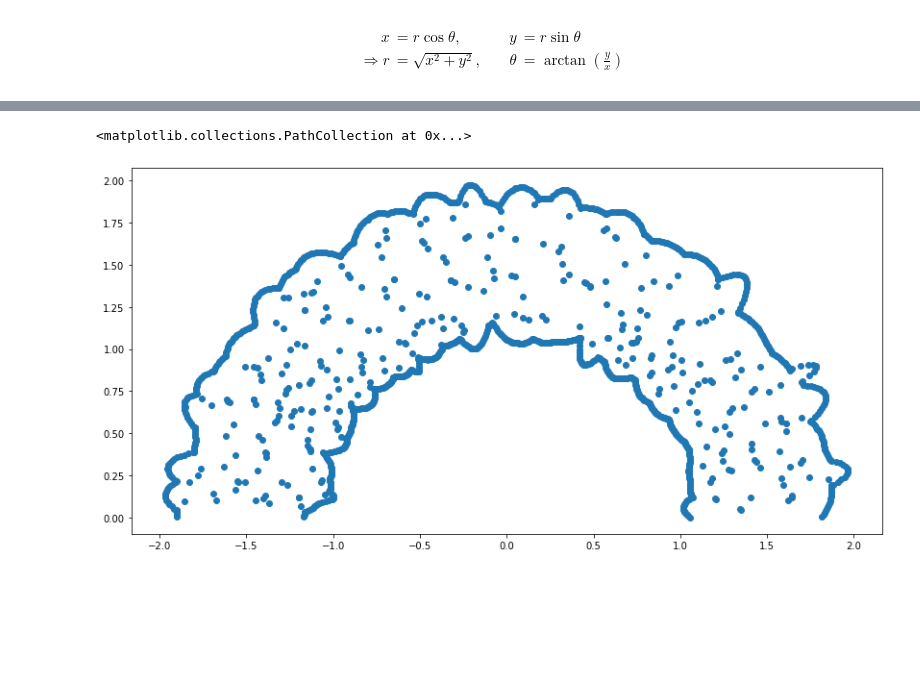
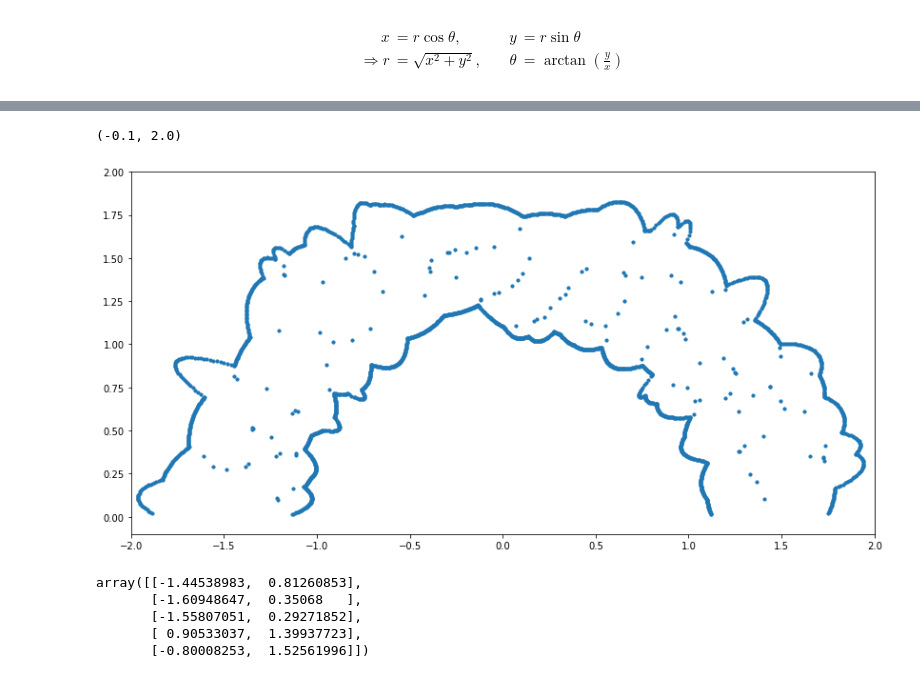
Before and after one commit to joshbrx/biomath_model, a Jupyter notebook: Voronoi.ipynb, the cells around one changed output, grey strips where cells are left out. Drawn from its saved outputs; the diff is of its cells as text; code cells hidden in the pictures; blank space fills up the shorter version.

```diff
--- a/Voronoi.ipynb
+++ b/Voronoi.ipynb
@@ -54,14 +59,15 @@ Ahora continuamos al definir las fronteras de nuestra superficie. Como queremos
 \end{align}
 # %%
 ### parámetros
-theta = np.linspace(0, np.pi, 500);
-r = np.array([1.0, 2.0]);
+tol = 0.01
+theta = np.linspace(tol, np.pi-tol, 1000);
+r = np.array([1.0 + tol, 2.0 - tol]);
 
 ### funciones
 alpha_x = lambda r, theta: r*np.cos(theta);
 alpha_y = lambda r, theta: r*np.sin(theta);
 # %%
-N = 200;
+N = 100;
 
 X, Y = [], []
 for i in range(len(r)):
@@ -99,12 +106,20 @@ plt.show()
 # %%
 vor_vertices = vor_vertices[np.where(vor_vertices[:,1] >= 0)]
 vor_vertices = vor_vertices[np.where(np.sqrt(vor_vertices[:,1]**2+vor_vertices[:,0]**2) >=r[0])]
 vor_vertices = vor_vertices[np.where(np.sqrt(vor_vertices[:,1]**2+vor_vertices[:,0]**2) <=r[1])]
 hull = ConvexHull(vor_vertices)
-plt.scatter(vor_vertices[:,0], vor_vertices[:,1])
-# vor_vertices
-# print(len(vor_vertices))
-# print(len(np.where(vor_vertices[:,1] <= 0)[0]))
+plt.scatter(vor_vertices[:,0], vor_vertices[:,1], s=10)
+plt.xlim([-2,2]); plt.ylim([-0.1,2])
 # %% [output]
-<matplotlib.collections.PathCollection at 0x...>
+(-0.1, 2.0)
-[figure, old version]
+[figure, new version]
+# %%
+# vor_regions[0]
+# vor_regions[0][-1]
+vor_vertices[vor_regions[0]]
+# %% [output]
+array([[-1.44538983,  0.81260853],
+       [-1.60948647,  0.35068   ],
+       [-1.55807051,  0.29271852],
+       [ 0.90533037,  1.39937723],
+       [-0.80008253,  1.52561996]])
```
Also changed, not shown: parts of 10 cells of this notebook.
